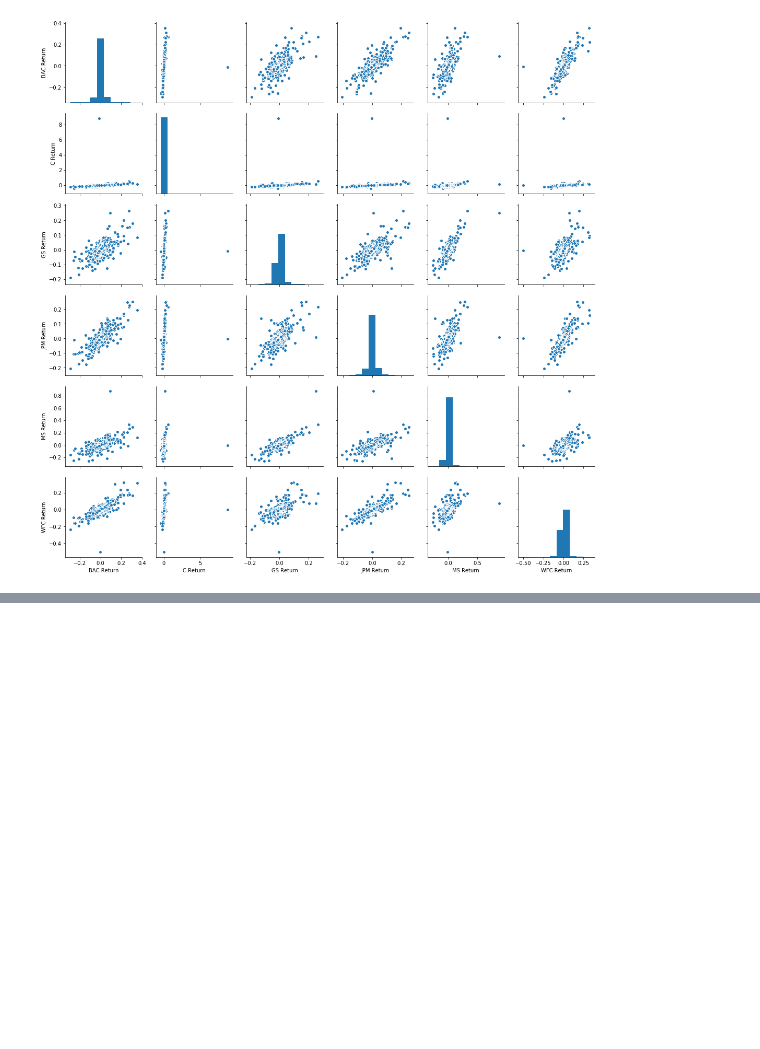
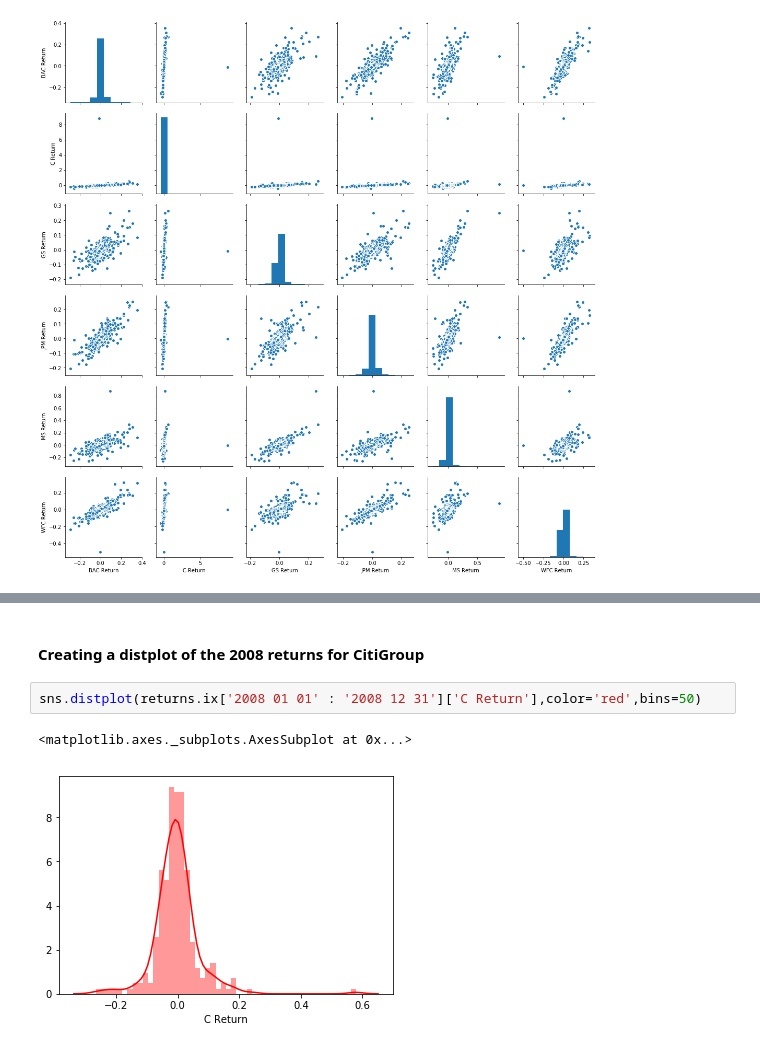
Before and after one commit to chikoungoun/Python-for-Datascience---jportilla, a Jupyter notebook: Finance_Data_Project.ipynb, the cells around one changed output, grey strips where cells are left out. Drawn from its saved outputs; the diff is of its cells as text; blank space fills up the shorter version.

```diff
--- a/Finance_Data_Project.ipynb
+++ b/Finance_Data_Project.ipynb
@@ -197,0 +278,7 @@ sns.pairplot(data=returns[1:])#To avoid the Nan data
+# %% [markdown]
+#### Creating a distplot of the 2008 returns for CitiGroup
+# %%
+sns.distplot(returns.ix['2008 01 01' : '2008 12 31']['C Return'],color='red',bins=50)
+# %% [output]
+<matplotlib.axes._subplots.AxesSubplot at 0x...>
+[figure, added]
```
Also changed, not shown: parts of 14 cells of this notebook.
